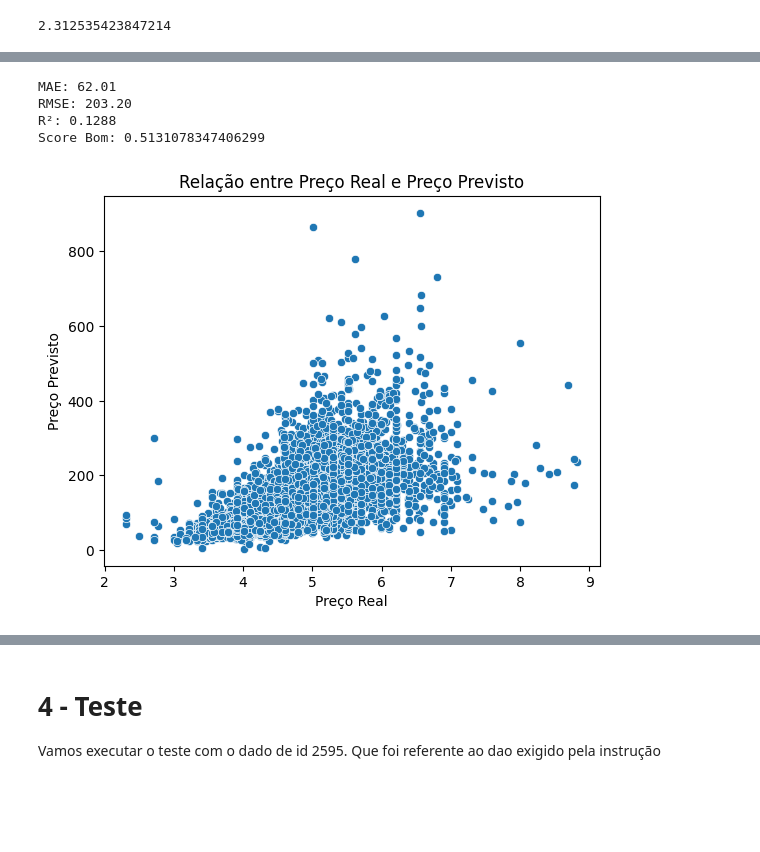
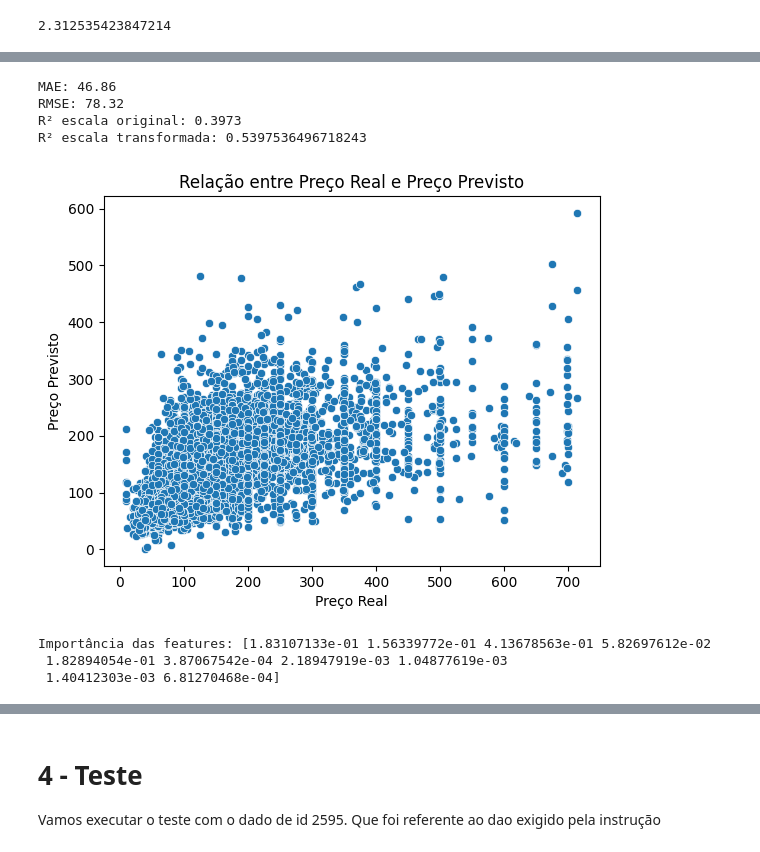
Before and after one commit to GarthTeixeira/light-house-project-DC, a Jupyter notebook: modelo.ipynb, the cells around one changed output, grey strips where cells are left out. Drawn from its saved outputs; the diff is of its cells as text; code cells hidden in the pictures; blank space fills up the shorter version.

```diff
--- a/modelo.ipynb
+++ b/modelo.ipynb
@@ -444,5 +473,6 @@ Name: price_log, Length: 637, dtype: float64
 # %%
 preco_minimo = data_apartments_transformada[data_apartments_transformada['price'] > 0]['price_log'].min()
+preco_maximo = 6.6
 
 print(preco_minimo)
 data_apartments_transformada['price_log'] = data_apartments_transformada['price_log'].replace(0, preco_minimo)
@@ -460,6 +490,7 @@ import matplotlib.pyplot as plt
 import seaborn as sns
 
 data_apartments_to_model = data_apartments_transformada[data_apartments_transformada['id'] != 2595]
+data_apartments_to_model = data_apartments_to_model[data_apartments_to_model['price_log'] < preco_maximo]
 
 features = ['interesse_mais_proximo', 'preco_medio_bairro', 'peso_room_type', 'score_nome', 'areas_evitadas']
 features += [col for col in data_apartments_to_model.columns if col.startswith("bairro_group_weigth_")]  # Adicionar pesos das regiões
@@ -490,14 +521,11 @@ r2 = r2_score(y_test_price, y_pred_price)
 
 print(f"MAE: {mae:.2f}")
 print(f"RMSE: {rmse:.2f}")
-print(f"Score ruim: {r2:.4f}")
+print(f"R² escala original: {r2:.4f}")
 
-print(f"Score Bom: {modelo_linear.score(X_test, Y_test)}")
+print(f"R² escala transformada: {modelo_linear.score(X_test, Y_test)}")
 
-scores = cross_val_score(modelo_linear, X, Y, cv=5, scoring='r2')
-print(f"R² médio com validação cruzada: {scores.mean():.4f}")
-
-sns.scatterplot(x=Y_test, y=y_pred_price)
+sns.scatterplot(x=y_test_price, y=y_pred_price)
 plt.xlabel("Preço Real")
 plt.ylabel("Preço Previsto")
 plt.title("Relação entre Preço Real e Preço Previsto")
@@ -512,37 +539,43 @@ R² médio com validação cruzada: 0.5021
 # %%
 from sklearn.ensemble import RandomForestRegressor
 
-forest = RandomForestRegressor()
+forest = RandomForestRegressor(n_estimators=120, random_state=42)
 
 forest.fit(X_treino, Y_treino)
 
 y_pred_log = forest.predict(X_test)
 
 y_pred_price = np.exp(y_pred_log) - c
 y_test_price = np.exp(Y_test) - c
 
 mae = mean_absolute_error(y_test_price, y_pred_price)
 mse = mean_squared_error(y_test_price, y_pred_price)
 rmse = np.sqrt(mse)
 r2 = r2_score(y_test_price, y_pred_price)
 
 print(f"MAE: {mae:.2f}")
 print(f"RMSE: {rmse:.2f}")
-print(f"R²: {r2:.4f}")
+print(f"R² escala original: {r2:.4f}")
 
-print(f"Score Bom: {forest.score(X_test, Y_test)}")
+print(f"R² escala transformada: {forest.score(X_test, Y_test)}")
 
-sns.scatterplot(x=Y_test, y=y_pred_price)
+sns.scatterplot(x=y_test_price, y=y_pred_price)
 plt.xlabel("Preço Real")
 plt.ylabel("Preço Previsto")
 plt.title("Relação entre Preço Real e Preço Previsto")
 plt.show()
+
+importances = forest.feature_importances_
+print("Importância das features:", importances)
 # %% [output]
-MAE: 62.01
-RMSE: 203.20
-R²: 0.1288
-Score Bom: 0.5131078347406299
+MAE: 46.86
+RMSE: 78.32
+R² escala original: 0.3973
+R² escala transformada: 0.5397536496718243
-[figure, old version]
+[figure, new version]
+Importância das features: [1.83107133e-01 1.56339772e-01 4.13678563e-01 5.82697612e-02
+ 1.82894054e-01 3.87067542e-04 2.18947919e-03 1.04877619e-03
+ 1.40412303e-03 6.81270468e-04]
 # %%
 from tensorflow.keras.models import Sequential
 from tensorflow.keras.layers import Dense
```
Also changed, not shown: parts of 8 cells of this notebook, 1 other file.
